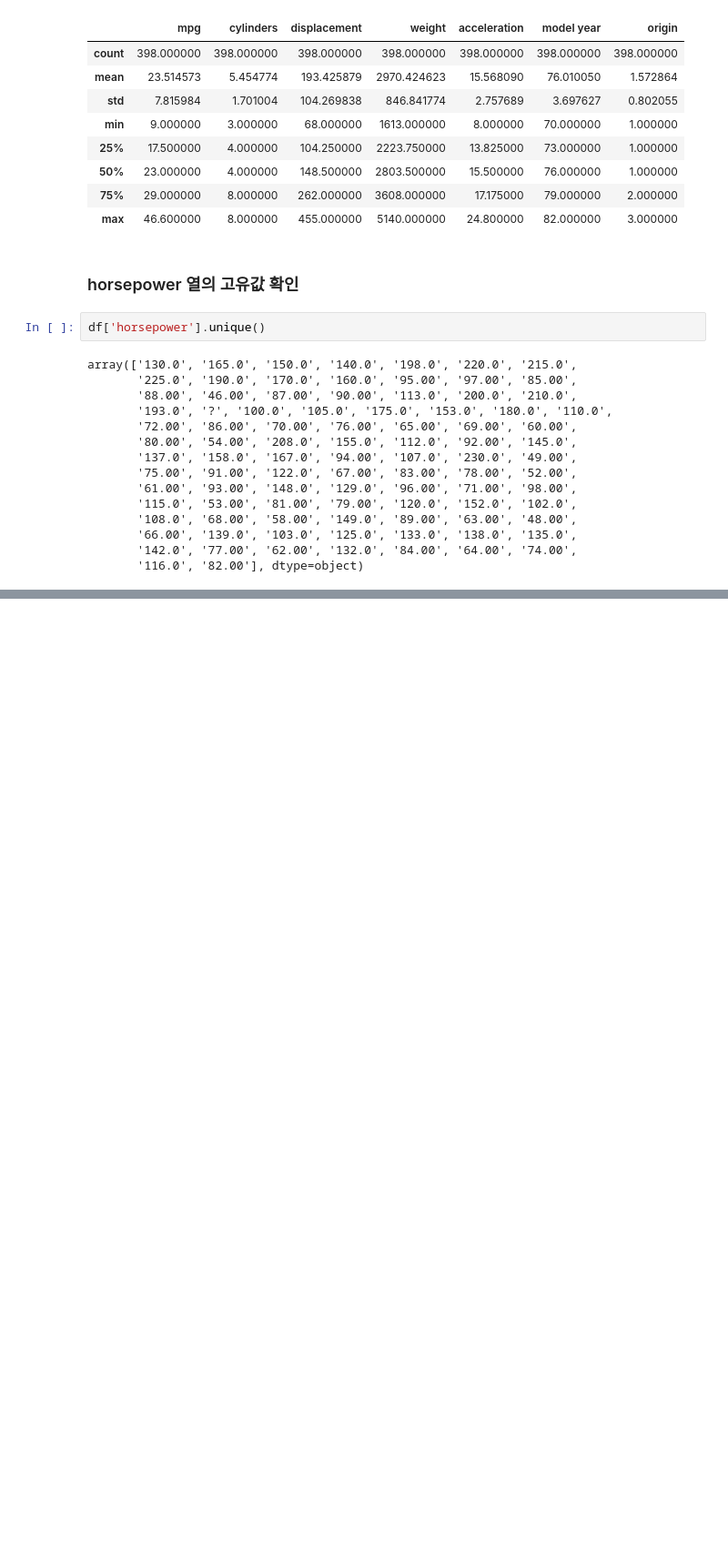
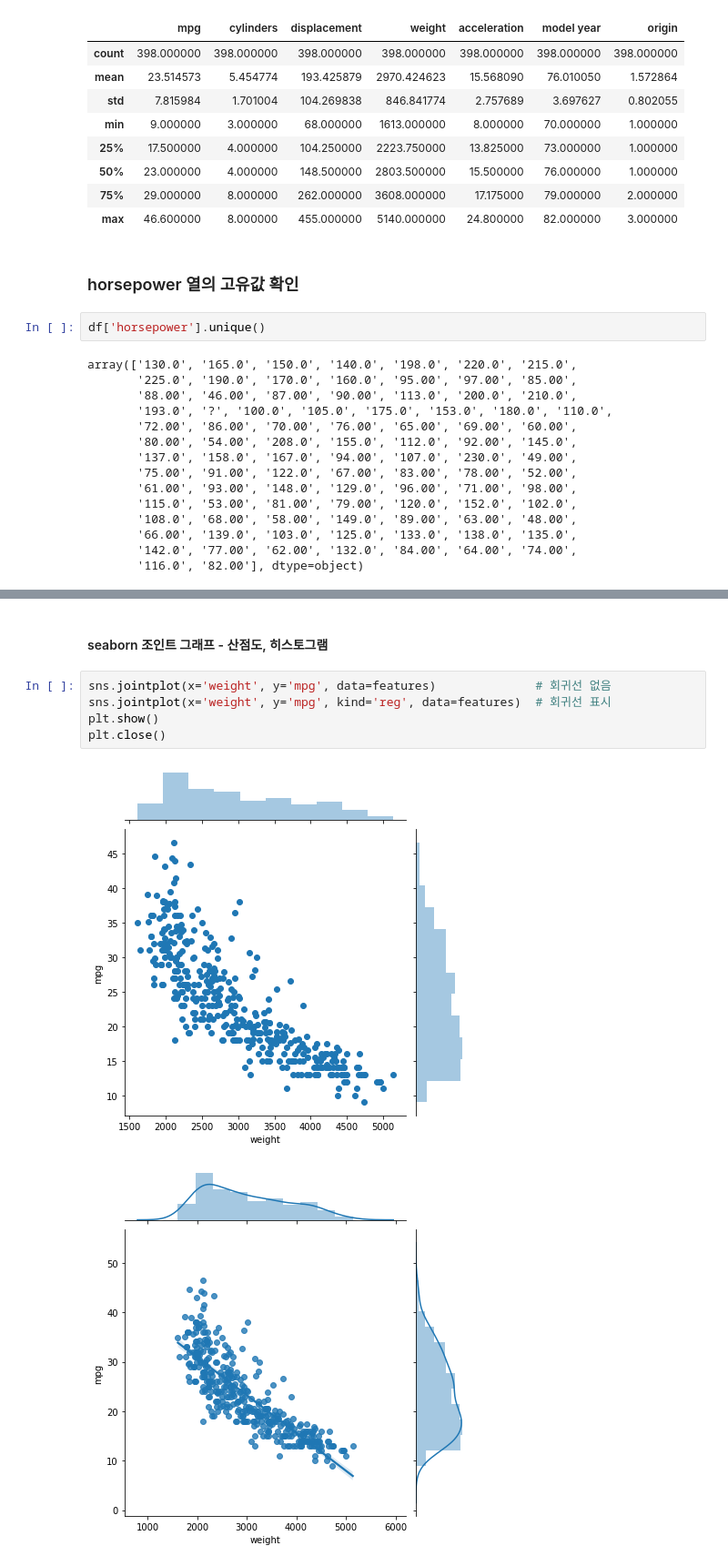
Before and after one commit to CodmingOut/AI_Mentoring, a Jupyter notebook: 002/Untitled.ipynb, the cells around one changed output, grey strips where cells are left out. Shown at 91% size. Saved outputs shown, nothing was run; the diff lists cells and outputs as text; blank space fills up the shorter version.

```diff
--- a/002/Untitled.ipynb
+++ b/002/Untitled.ipynb
@@ -91,0 +153,10 @@ array(['130.0', '165.0', '150.0', '140.0', '198.0', '220.0', '215.0',
+# %% [markdown]
+#### seaborn 조인트 그래프 - 산점도, 히스토그램
+# %%
+sns.jointplot(x='weight', y='mpg', data=features)              # 회귀선 없음
+sns.jointplot(x='weight', y='mpg', kind='reg', data=features)  # 회귀선 표시
+plt.show()
+plt.close()
+# %% [output]
+[figure, added]
+[figure, added]
```
Also changed, not shown: parts of 26 cells of this notebook.
